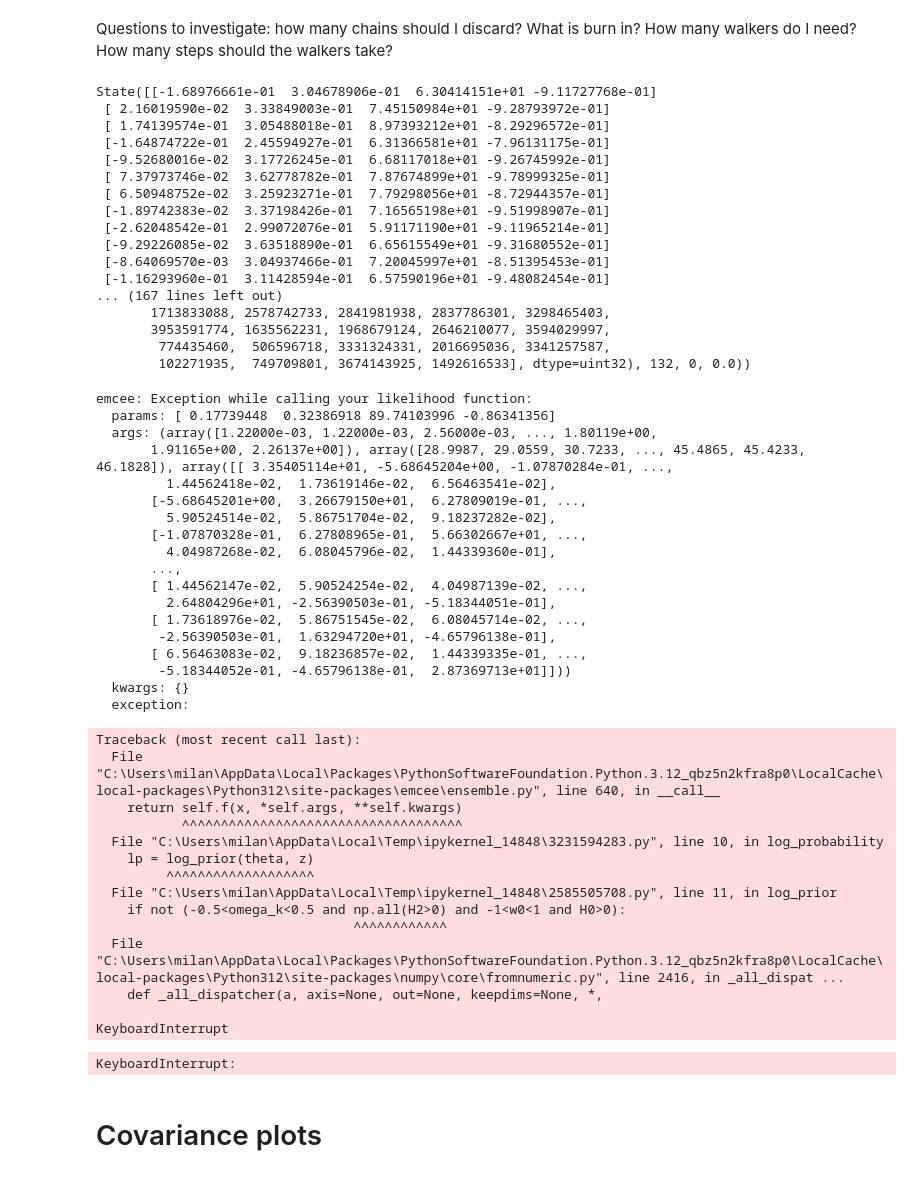
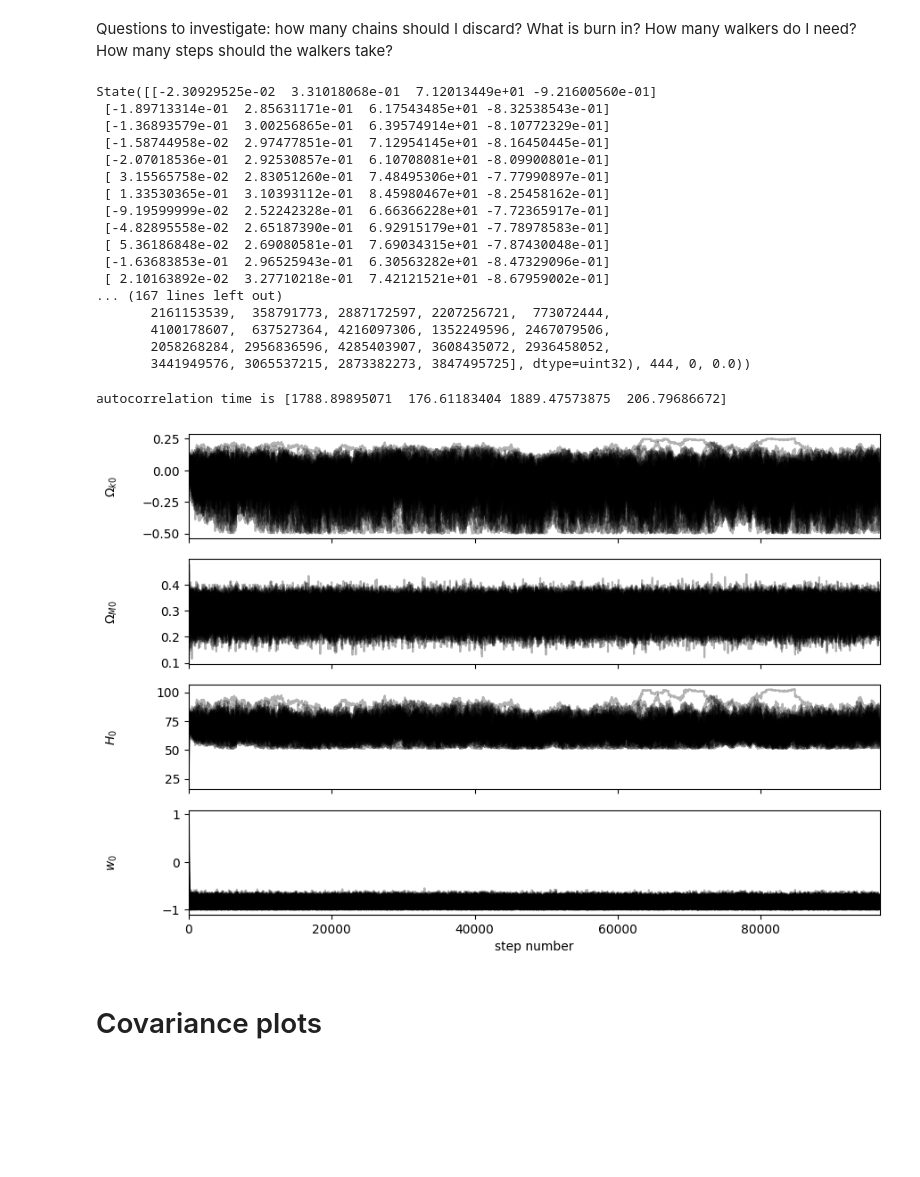
Before and after one commit to LightningMinion/Supernova-Cosmology, a Jupyter notebook: wCDM, MCMC.ipynb, the cells around one changed output. Cells and saved outputs as stored; diff of their text form; code cells hidden in the pictures; blank space fills up the shorter version.

```diff
--- a/wCDM, MCMC.ipynb
+++ b/wCDM, MCMC.ipynb
@@ -119,82 +119,51 @@ def log_probability(theta, z, mu, covmatrix_inv):
 # %% [markdown]
 Questions to investigate: how many chains should I discard? What is burn in? How many walkers do I need? How many steps should the walkers take?
 # %%
-nsteps = 5000 #number of steps walkers take
+nsteps = 1000 #number of steps walkers take
 nwalkers, ndim = pos.shape
 sampler = emcee.EnsembleSampler(
     nwalkers, ndim, log_probability, args = (sn_z, sn_mu, covmat_inv)
 )
 sampler.run_mcmc(pos, nsteps, progress = True)
 # %% [output]
-State([[-1.68976661e-01  3.04678906e-01  6.30414151e+01 -9.11727768e-01]
- [ 2.16019590e-02  3.33849003e-01  7.45150984e+01 -9.28793972e-01]
- [ 1.74139574e-01  3.05488018e-01  8.97393212e+01 -8.29296572e-01]
- [-1.64874722e-01  2.45594927e-01  6.31366581e+01 -7.96131175e-01]
- [-9.52680016e-02  3.17726245e-01  6.68117018e+01 -9.26745992e-01]
- [ 7.37973746e-02  3.62778782e-01  7.87674899e+01 -9.78999325e-01]
- [ 6.50948752e-02  3.25923271e-01  7.79298056e+01 -8.72944357e-01]
- [-1.89742383e-02  3.37198426e-01  7.16565198e+01 -9.51998907e-01]
- [-2.62048542e-01  2.99072076e-01  5.91171190e+01 -9.11965214e-01]
- [-9.29226085e-02  3.63518890e-01  6.65615549e+01 -9.31680552e-01]
- [-8.64069570e-03  3.04937466e-01  7.20045997e+01 -8.51395453e-01]
- [-1.16293960e-01  3.11428594e-01  6.57590196e+01 -9.48082454e-01]
+State([[-2.30929525e-02  3.31018068e-01  7.12013449e+01 -9.21600560e-01]
+ [-1.89713314e-01  2.85631171e-01  6.17543485e+01 -8.32538543e-01]
+ [-1.36893579e-01  3.00256865e-01  6.39574914e+01 -8.10772329e-01]
+ [-1.58744958e-02  2.97477851e-01  7.12954145e+01 -8.16450445e-01]
+ [-2.07018536e-01  2.92530857e-01  6.10708081e+01 -8.09900801e-01]
+ [ 3.15565758e-02  2.83051260e-01  7.48495306e+01 -7.77990897e-01]
+ [ 1.33530365e-01  3.10393112e-01  8.45980467e+01 -8.25458162e-01]
+ [-9.19599999e-02  2.52242328e-01  6.66366228e+01 -7.72365917e-01]
+ [-4.82895558e-02  2.65187390e-01  6.92915179e+01 -7.78978583e-01]
+ [ 5.36186848e-02  2.69080581e-01  7.69034315e+01 -7.87430048e-01]
+ [-1.63683853e-01  2.96525943e-01  6.30563282e+01 -8.47329096e-01]
+ [ 2.10163892e-02  3.27710218e-01  7.42121521e+01 -8.67959002e-01]
 ... (167 lines left out)
-       1713833088, 2578742733, 2841981938, 2837786301, 3298465403,
-       3953591774, 1635562231, 1968679124, 2646210077, 3594029997,
-        774435460,  506596718, 3331324331, 2016695036, 3341257587,
-        102271935,  749709801, 3674143925, 1492616533], dtype=uint32), 132, 0, 0.0))
+       2161153539,  358791773, 2887172597, 2207256721,  773072444,
+       4100178607,  637527364, 4216097306, 1352249596, 2467079506,
+       2058268284, 2956836596, 4285403907, 3608435072, 2936458052,
+       3441949576, 3065537215, 2873382273, 3847495725], dtype=uint32), 444, 0, 0.0))
 # %%
-sampler.run_mcmc(None, 30000, progress = True)
-ndiscard = 200 #how many steps at the beginning of the chain to discard
+#sampler.run_mcmc(None, 5000, progress = True)
+ndiscard = 6000 #how many steps at the beginning of the chain to discard
 flat_samples = sampler.get_chain(discard = ndiscard, thin = 15, flat = True)
 
 fig, axes = plt.subplots(nparams, figsize=(10, 7), sharex=True)
 samples = sampler.get_chain()
 labels = ["$Ω_{k0}$", "$Ω_{M0}$", "$H_{0}$", "$w_{0}$"]
 for i in range(ndim):
     ax = axes[i]
     ax.plot(samples[:, :, i], "k", alpha=0.3)
     ax.set_xlim(0, len(samples))
     ax.set_ylabel(labels[i])
     ax.yaxis.set_label_coords(-0.1, 0.5)
 
 axes[-1].set_xlabel("step number");
-#plt.savefig("walkers_wCDM.png")
+plt.savefig("walkers_wCDM.png")
 print(f"autocorrelation time is {sampler.get_autocorr_time()}")
 # %% [output]
-emcee: Exception while calling your likelihood function:
-  params: [ 0.17739448  0.32386918 89.74103996 -0.86341356]
-  args: (array([1.22000e-03, 1.22000e-03, 2.56000e-03, ..., 1.80119e+00,
-       1.91165e+00, 2.26137e+00]), array([28.9987, 29.0559, 30.7233, ..., 45.4865, 45.4233, 46.1828]), array([[ 3.35405114e+01, -5.68645204e+00, -1.07870284e-01, ...,
-         1.44562418e-02,  1.73619146e-02,  6.56463541e-02],
-       [-5.68645201e+00,  3.26679150e+01,  6.27809019e-01, ...,
-         5.90524514e-02,  5.86751704e-02,  9.18237282e-02],
-       [-1.07870328e-01,  6.27808965e-01,  5.66302667e+01, ...,
-         4.04987268e-02,  6.08045796e-02,  1.44339360e-01],
-       ...,
-       [ 1.44562147e-02,  5.90524254e-02,  4.04987139e-02, ...,
-         2.64804296e+01, -2.56390503e-01, -5.18344051e-01],
-       [ 1.73618976e-02,  5.86751545e-02,  6.08045714e-02, ...,
-        -2.56390503e-01,  1.63294720e+01, -4.65796138e-01],
-       [ 6.56463083e-02,  9.18236857e-02,  1.44339335e-01, ...,
-        -5.18344052e-01, -4.65796138e-01,  2.87369713e+01]]))
-  kwargs: {}
-  exception:
+autocorrelation time is [1788.89895071  176.61183404 1889.47573875  206.79686672]
-Traceback (most recent call last):
-  File "C:\Users\milan\AppData\Local\Packages\PythonSoftwareFoundation.Python.3.12_qbz5n2kfra8p0\LocalCache\local-packages\Python312\site-packages\emcee\ensemble.py", line 640, in __call__
-    return self.f(x, *self.args, **self.kwargs)
-           ^^^^^^^^^^^^^^^^^^^^^^^^^^^^^^^^^^^^
-  File "C:\Users\milan\AppData\Local\Temp\ipykernel_14848\3231594283.py", line 10, in log_probability
-    lp = log_prior(theta, z)
-         ^^^^^^^^^^^^^^^^^^^
-  File "C:\Users\milan\AppData\Local\Temp\ipykernel_14848\2585505708.py", line 11, in log_prior
-    if not (-0.5<omega_k<0.5 and np.all(H2>0) and -1<w0<1 and H0>0):
-                                 ^^^^^^^^^^^^
-  File "C:\Users\milan\AppData\Local\Packages\PythonSoftwareFoundation.Python.3.12_qbz5n2kfra8p0\LocalCache\local-packages\Python312\site-packages\numpy\core\fromnumeric.py", line 2416, in _all_dispat ...
-    def _all_dispatcher(a, axis=None, out=None, keepdims=None, *,
-
-KeyboardInterrupt
-KeyboardInterrupt:
+[figure, added]
 # %% [markdown]
 # Covariance plots
 # %%
```
Also changed, not shown: parts of 5 cells of this notebook, 14 other files.
